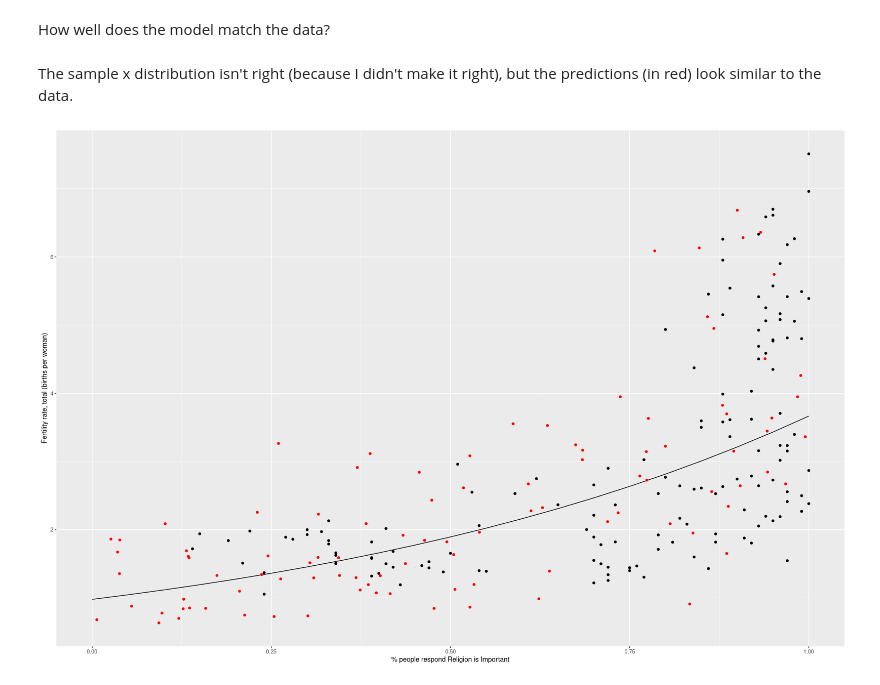
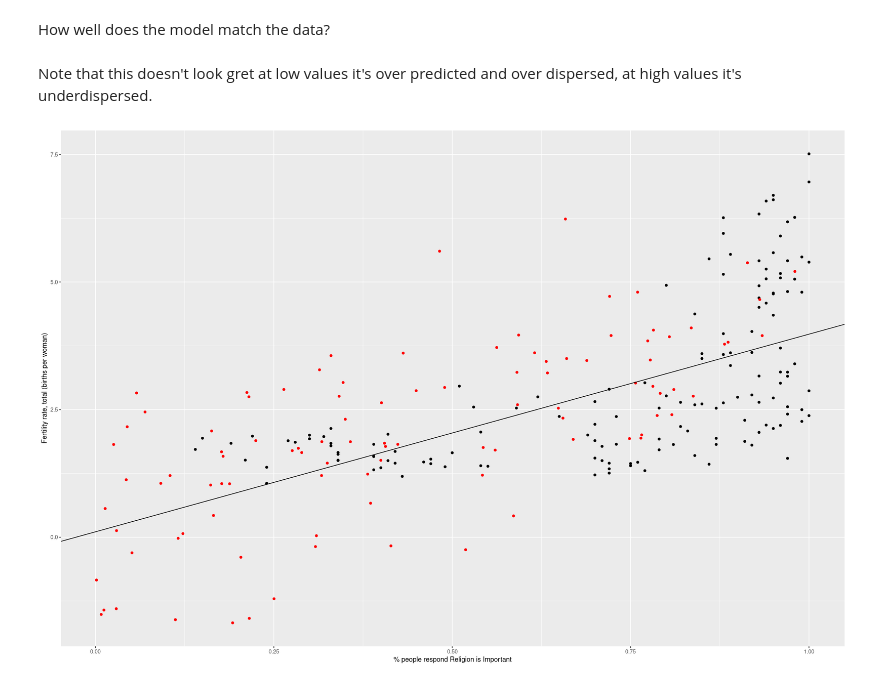
Before and after one commit to EdwardJRoss/regression_stories, a Jupyter notebook: Chapter 7 Exercises.ipynb, the cells around one changed output. Saved outputs shown, nothing was run; the diff lists cells and outputs as text; code cells hidden in the pictures.

```diff
--- a/Chapter 7 Exercises.ipynb
+++ b/Chapter 7 Exercises.ipynb
@@ -448,10 +448,7 @@ Warning message:
 # %% [markdown]
 ## Fitting a model
-# %%
-religion_fertility <- religion_fertility %>%
-mutate(logfertility = log(fertility))
 # %%
-religion_fertility_model <- stan_glm(log(fertility) ~ religion, data=religion_fertility)
+religion_fertility_model <- stan_glm(fertility ~ religion, data=religion_fertility)
 # %% [output]
 SAMPLING FOR MODEL 'continuous' NOW (CHAIN 1).
 Chain 1:
@@ -497,4 +490,3 @@ That is `fertility ~ exp(1.3 * religion)`
 # %%
-intercept = coef(religion_fertility_model)[1]
-slope = coef(religion_fertility_model)[2]
-c(intercept, slope)
+model_intercept = coef(religion_fertility_model)[1]
+model_slope = coef(religion_fertility_model)[2]
@@ -578,16 +559,16 @@ How well does the model match the data?
 N <- 100
 sample_x <- runif(N)
 
-sample_y <- exp(intercept + slope * sample_x + rnorm(N, sd=sigma(religion_fertility_model)))
+sample_y <- model_intercept + model_slope * sample_x + rnorm(N, sd=sigma(religion_fertility_model))
 
 religion_fertility_sample <- data.frame(religion=sample_x, fertility=sample_y)
-# %% [markdown]
-The sample x distribution isn't right (because I didn't make it right), but the predictions (in red) look similar to the data.
+# %% [markdown]
+Note that this doesn't look gret at low values it's over predicted and over dispersed, at high values it's underdispersed.
 # %%
 religion_fertility %>%
 gf_point(fertility ~ religion) %>%
-gf_line(data=fit_line) %>%
 gf_point(data=religion_fertility_sample, color="red") +
+geom_abline(slope=model_slope, intercept=model_intercept) +
 xlab("% people respond Religion is Important")
 # %% [output]
-[figure, old version]
+[figure, new version]
```
Also changed, not shown: parts of 113 cells of this notebook.
